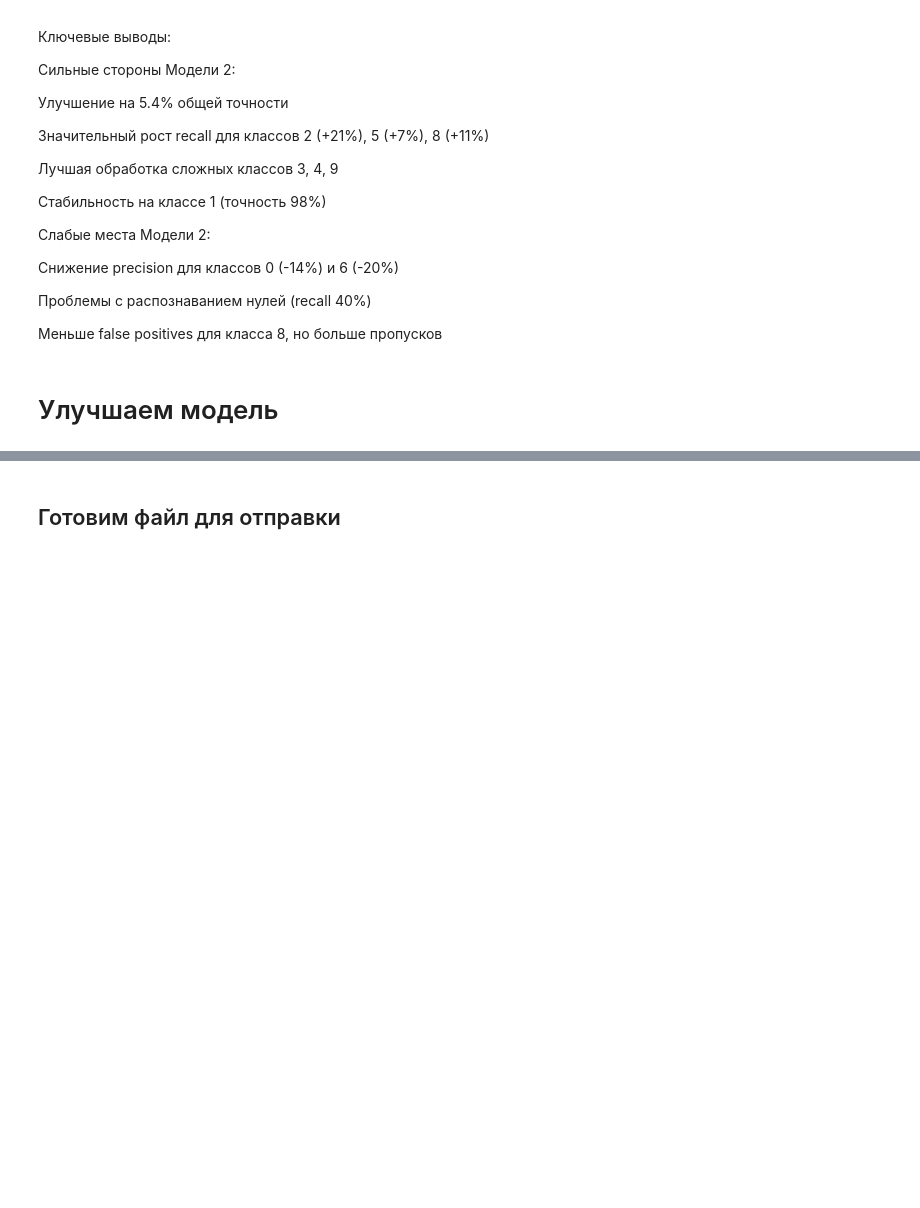
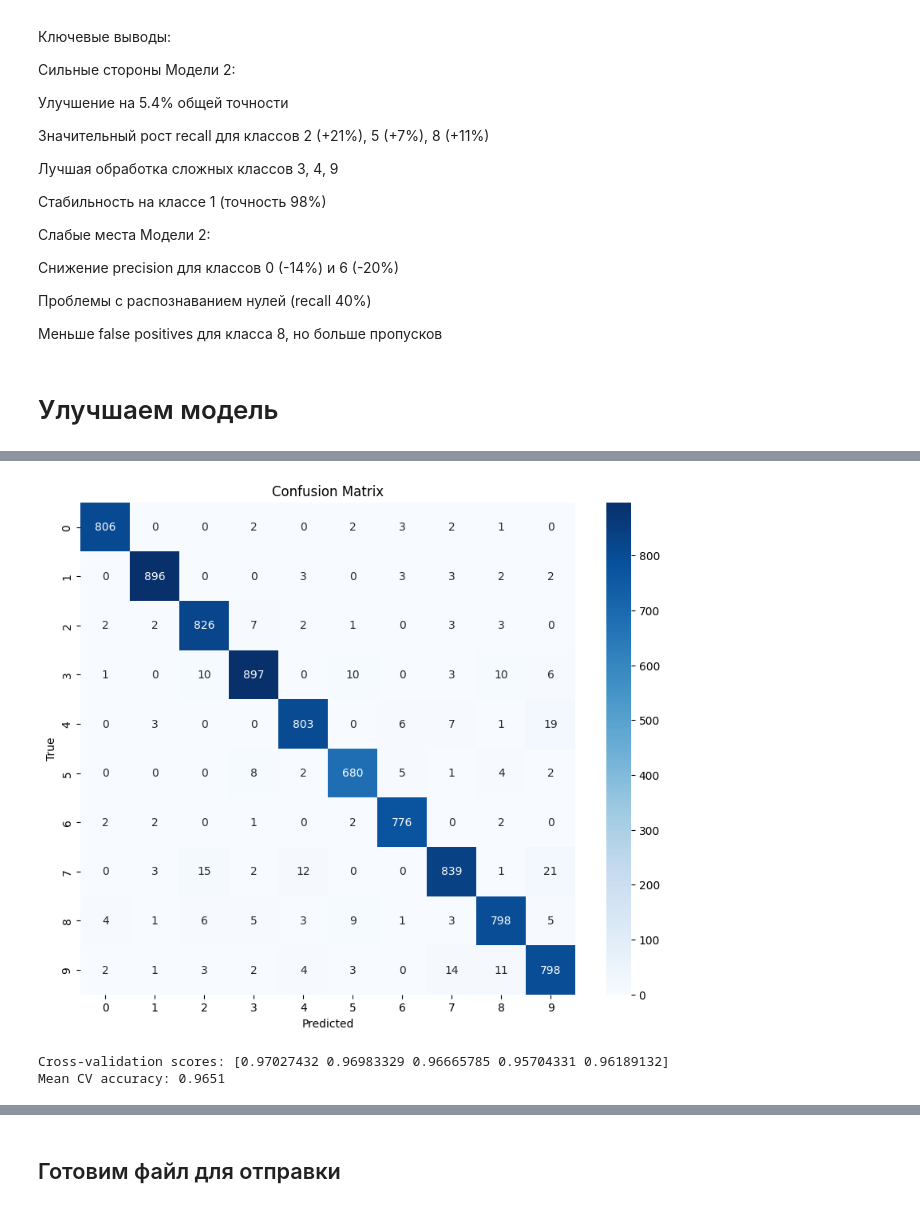
Before and after one commit to Arta-DS/DS, a Jupyter notebook: Сегментация_и_детекция_объектов.ipynb, the cells around one changed output, grey strips where cells are left out. Cells and saved outputs as stored; diff of their text form; code cells hidden in the pictures; blank space fills up the shorter version.

```diff
--- a/Сегментация_и_детекция_объектов.ipynb
+++ b/Сегментация_и_детекция_объектов.ipynb
@@ -303,4 +325,0 @@ test_features_scaled = scaler.transform(test_features_pca)
-# %%
-# Разделение данных
-X_train, X_val, y_train, y_val = train_test_split(
-    train_features_scaled, train_label, test_size=0.2, random_state=42)
@@ -338,0 +417,24 @@ test_predictions = clf.predict(test_features_scaled)
+# %%
+from sklearn.metrics import confusion_matrix
+import seaborn as sns
+
+# Confusion matrix
+cm = confusion_matrix(y_val, y_val_pred)
+plt.figure(figsize=(10, 8))
+sns.heatmap(cm, annot=True, fmt='d', cmap='Blues', xticklabels=range(10), yticklabels=range(10))
+plt.xlabel('Predicted')
+plt.ylabel('True')
+plt.title('Confusion Matrix')
+plt.show()
+# %% [output]
+[figure, added]
+# %%
+from sklearn.model_selection import cross_val_score
+
+# Кросс-валидация
+cv_scores = cross_val_score(best_svc, X_train_scaled, y_train_aug, cv=5, scoring='accuracy', n_jobs=-1)
+print(f'Cross-validation scores: {cv_scores}')
+print(f'Mean CV accuracy: {np.mean(cv_scores):.4f}')
+# %% [output]
+Cross-validation scores: [0.97027432 0.96983329 0.96665785 0.95704331 0.96189132]
+Mean CV accuracy: 0.9651
```
Also changed, not shown: parts of 32 cells of this notebook.
